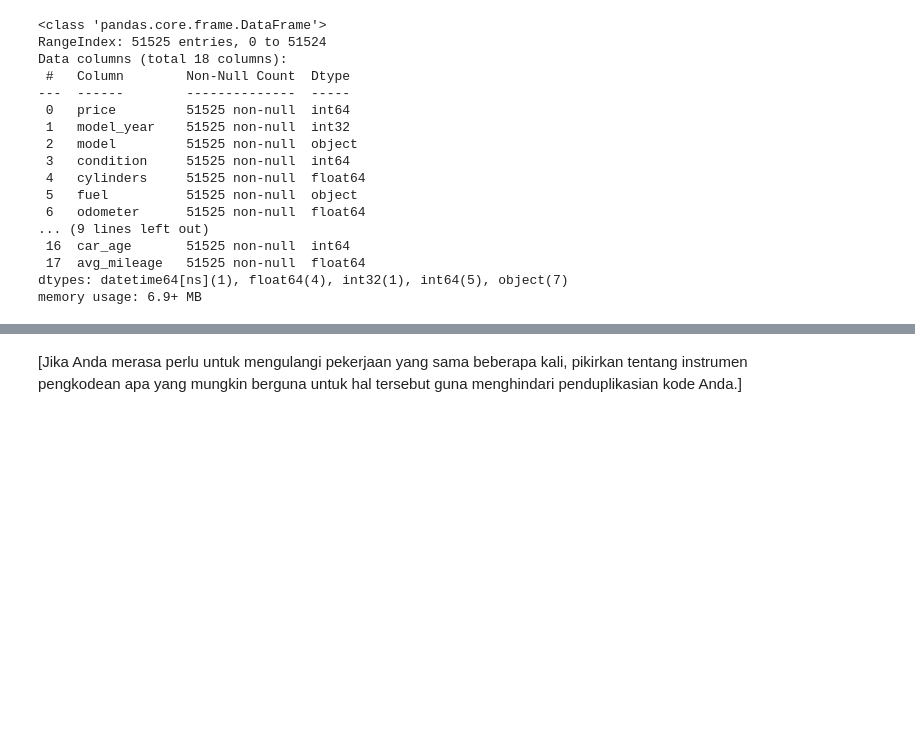
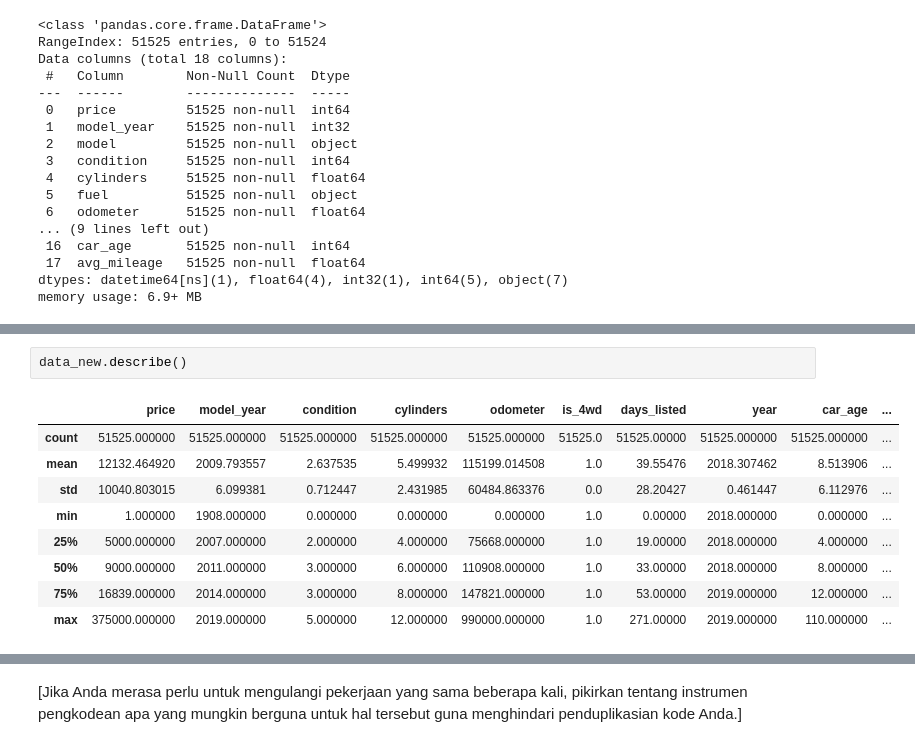
Before and after one commit to ShirotaT/DataAnalyst_Practicum, a Jupyter notebook: Project_3/57ec1497-8bd0-4989-ae0f-b3a815bc570b.ipynb, the cells around one changed output, grey strips where cells are left out. Saved outputs shown, nothing was run; the diff lists cells and outputs as text; blank space fills up the shorter version.

```diff
--- a/Project_3/57ec1497-8bd0-4989-ae0f-b3a815bc570b.ipynb
+++ b/Project_3/57ec1497-8bd0-4989-ae0f-b3a815bc570b.ipynb
@@ -525,0 +530,12 @@ data_new.sample(10)
+# %%
+data_new.describe()
+# %% [output]
+|  | price | model_year | condition | cylinders | odometer | is_4wd | days_listed | year | car_age | ... |
+| count | 51525.000000 | 51525.000000 | 51525.000000 | 51525.000000 | 51525.000000 | 51525.0 | 51525.00000 | 51525.000000 | 51525.000000 | ... |
+| mean | 12132.464920 | 2009.793557 | 2.637535 | 5.499932 | 115199.014508 | 1.0 | 39.55476 | 2018.307462 | 8.513906 | ... |
+| std | 10040.803015 | 6.099381 | 0.712447 | 2.431985 | 60484.863376 | 0.0 | 28.20427 | 0.461447 | 6.112976 | ... |
+| min | 1.000000 | 1908.000000 | 0.000000 | 0.000000 | 0.000000 | 1.0 | 0.00000 | 2018.000000 | 0.000000 | ... |
+| 25% | 5000.000000 | 2007.000000 | 2.000000 | 4.000000 | 75668.000000 | 1.0 | 19.00000 | 2018.000000 | 4.000000 | ... |
+| 50% | 9000.000000 | 2011.000000 | 3.000000 | 6.000000 | 110908.000000 | 1.0 | 33.00000 | 2018.000000 | 8.000000 | ... |
+| 75% | 16839.000000 | 2014.000000 | 3.000000 | 8.000000 | 147821.000000 | 1.0 | 53.00000 | 2019.000000 | 12.000000 | ... |
+| max | 375000.000000 | 2019.000000 | 5.000000 | 12.000000 | 990000.000000 | 1.0 | 271.00000 | 2019.000000 | 110.000000 | ... |
```
Also changed, not shown: parts of 17 cells of this notebook.
